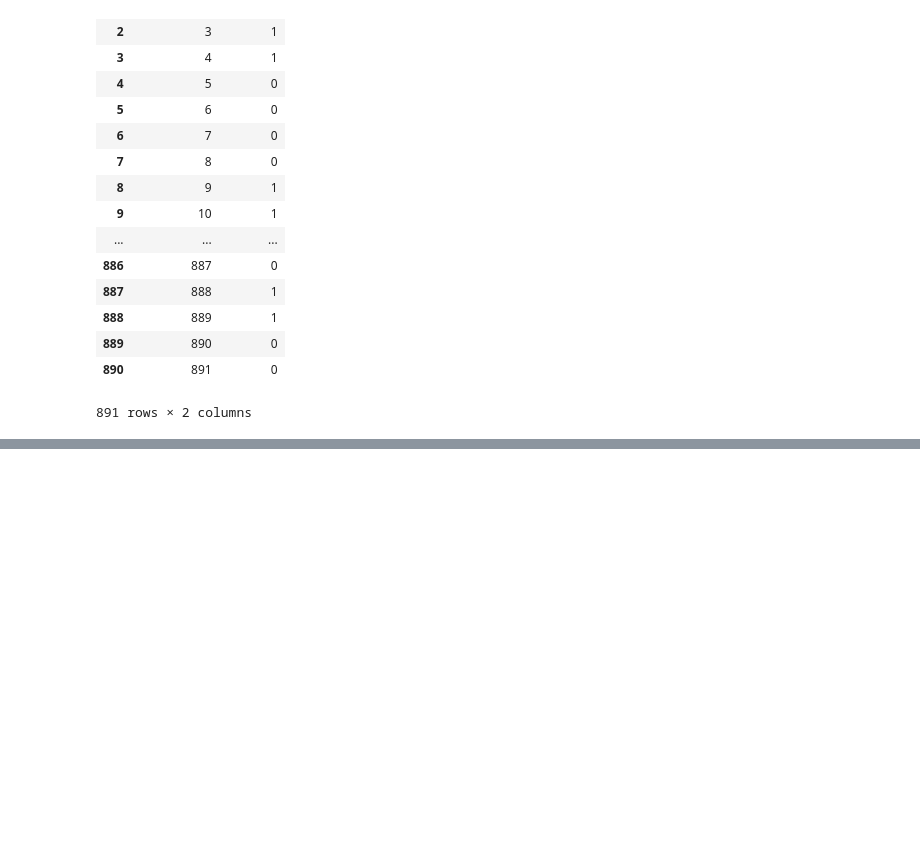
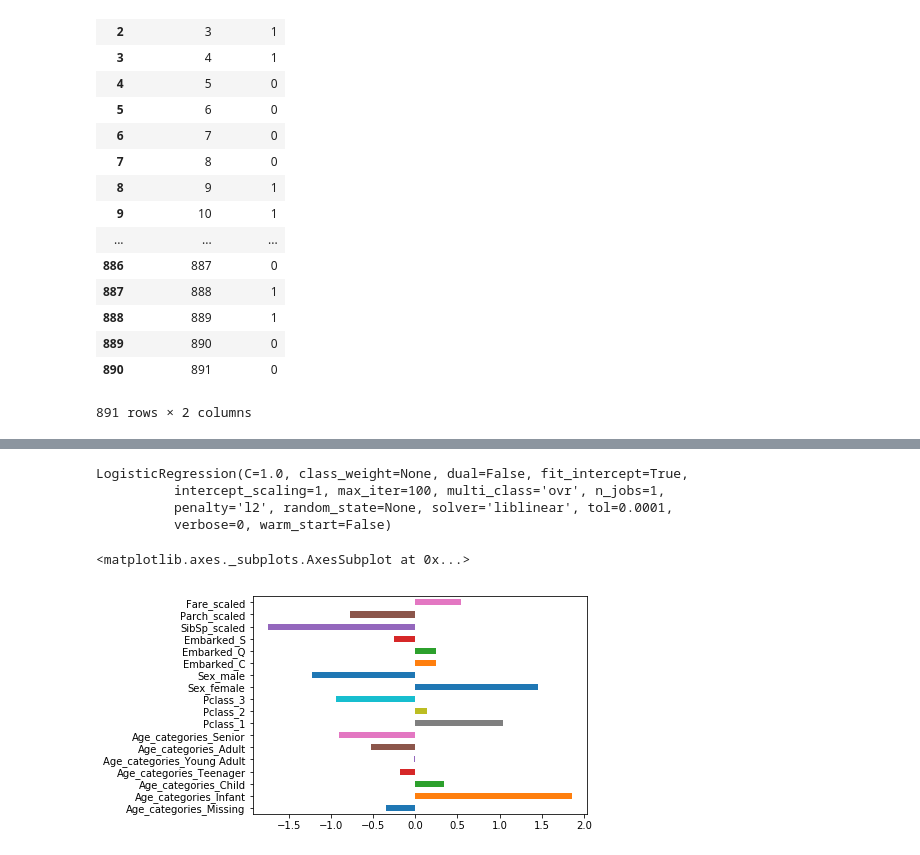
Before and after one commit to jackyho112/titanic-case-study, a Jupyter notebook: titanic.ipynb, the cells around one changed output, grey strips where cells are left out. Saved outputs shown, nothing was run; the diff lists cells and outputs as text; code cells hidden in the pictures; blank space fills up the shorter version.

```diff
--- a/titanic.ipynb
+++ b/titanic.ipynb
@@ -187,0 +221,31 @@ Onto the more optimizations
+# %%
+train["SibSp_scaled"] = minmax_scale(train["SibSp"])
+test["SibSp_scaled"] = minmax_scale(test["SibSp"])
+train["Parch_scaled"] = minmax_scale(train["Parch"])
+test["Parch_scaled"] = minmax_scale(test["Parch"])
+train["Fare_scaled"] = minmax_scale(train["Fare"])
+test["Fare_scaled"] = minmax_scale(test["Fare"])
+# %%
+columns = ['Age_categories_Missing', 'Age_categories_Infant',
+       'Age_categories_Child', 'Age_categories_Teenager',
+       'Age_categories_Young Adult', 'Age_categories_Adult',
+       'Age_categories_Senior', 'Pclass_1', 'Pclass_2', 'Pclass_3',
+       'Sex_female', 'Sex_male', 'Embarked_C', 'Embarked_Q', 'Embarked_S',
+       'SibSp_scaled', 'Parch_scaled', 'Fare_scaled']
+
+lr = LogisticRegression()
+lr.fit(train[columns], train['Survived'])
+# %% [output]
+LogisticRegression(C=1.0, class_weight=None, dual=False, fit_intercept=True,
+          intercept_scaling=1, max_iter=100, multi_class='ovr', n_jobs=1,
+          penalty='l2', random_state=None, solver='liblinear', tol=0.0001,
+          verbose=0, warm_start=False)
+# %%
+coefficients = lr.coef_
+# %%
+feature_importance = pd.Series(index=columns, data=coefficients[0])
+# %%
+feature_importance.plot.barh()
+# %% [output]
+<matplotlib.axes._subplots.AxesSubplot at 0x...>
+[figure, added]
```
Also changed, not shown: parts of 46 cells of this notebook.
